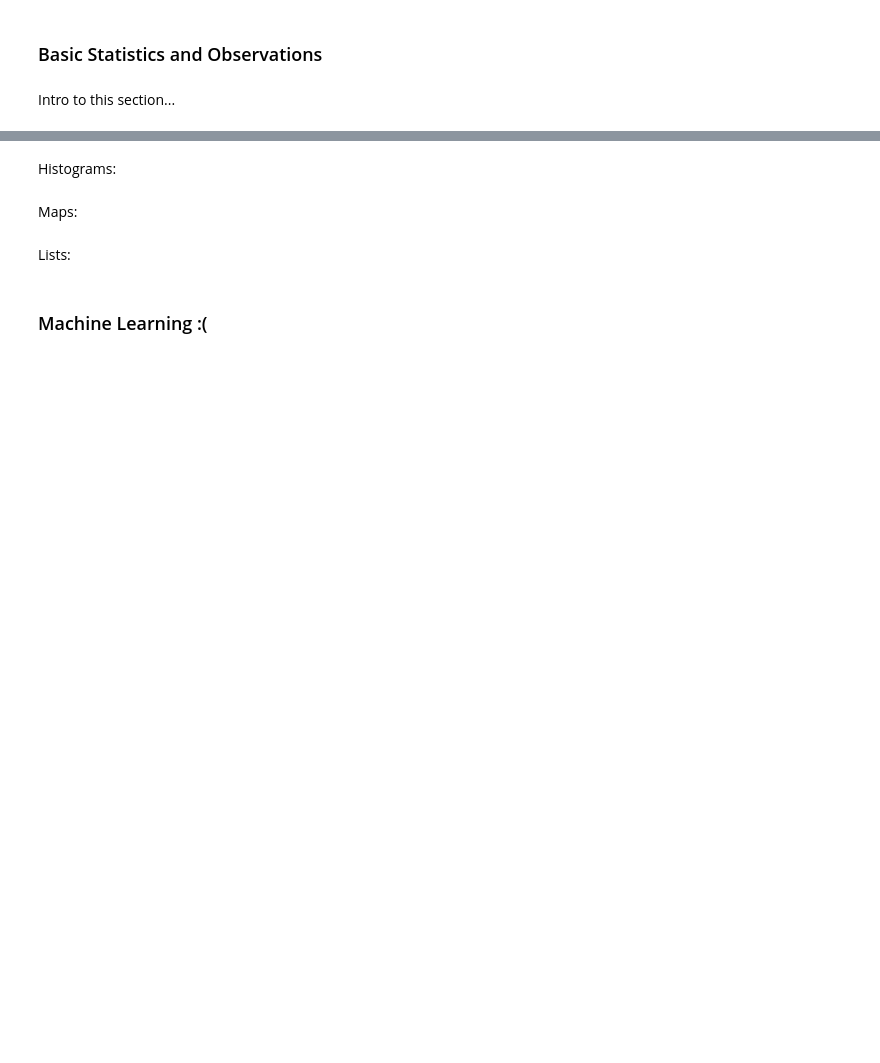
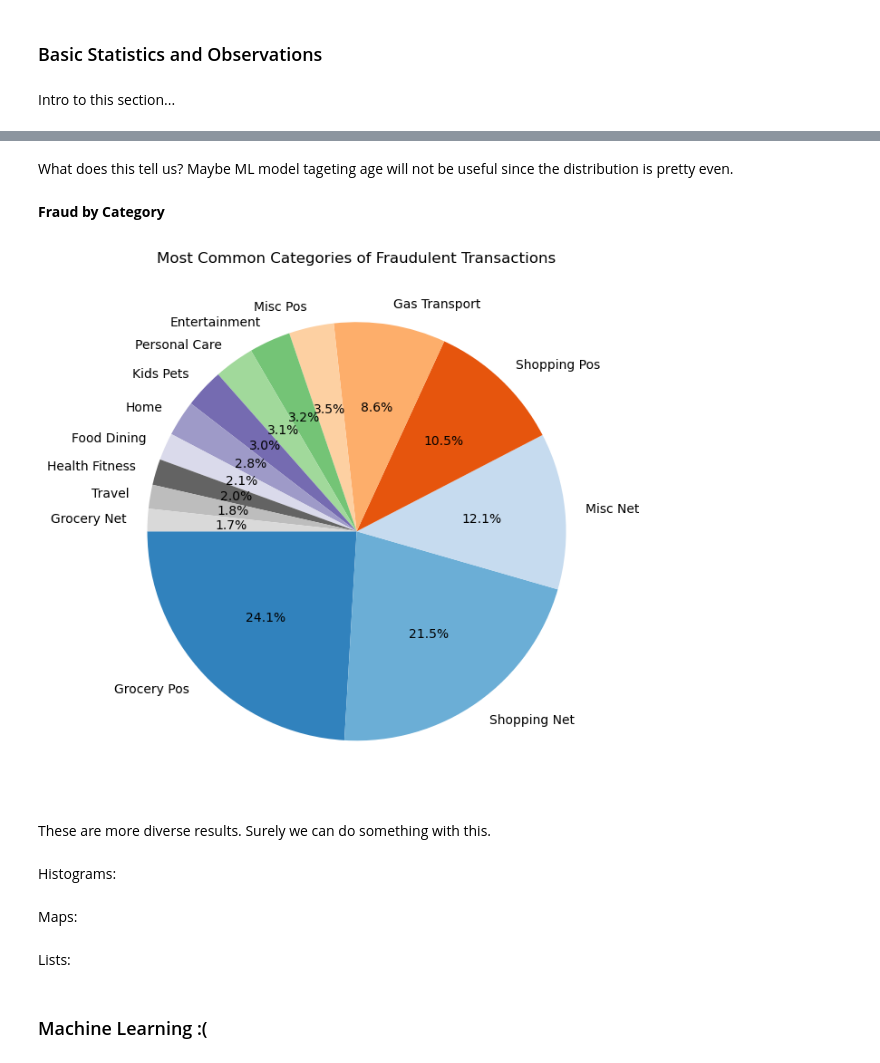
Before and after one commit to maddiegross7/325-Final-Project, a Jupyter notebook: Final_Project_RegularlyScheduledProgramming.ipynb, the cells around one changed output, grey strips where cells are left out. Drawn from its saved outputs; the diff is of its cells as text; code cells hidden in the pictures; blank space fills up the shorter version.

```diff
--- a/Final_Project_RegularlyScheduledProgramming.ipynb
+++ b/Final_Project_RegularlyScheduledProgramming.ipynb
@@ -58,3 +65,28 @@ if show_metadata:
+# %%
+# Lookup total number of transactions in entire dataset
+total_transactions = len(df)
+
+# Separate DataFrame for just the fraudulent transactions
+df_fraud = df[df['is_fraud'] == 1]
+fraud_count = len(df_fraud)
+
+# Dictionary to replace snake_case labels with regular text
+label_map = {
+    'grocery_pos':    'Grocery Pos',
+    'gas_transport':  'Gas Transport',
+    'shopping_net':   'Shopping Net',
+    'shopping_pos':   'Shopping Pos',
+    'home':           'Home',
+    'kids_pets':      'Kids Pets',
+    'personal_care':  'Personal Care',
+    'entertainment':  'Entertainment',
+    'health_fitness': 'Health Fitness',
+    'food_dining':    'Food Dining',
+    'misc_pos':       'Misc Pos',
+    'misc_net':       'Misc Net',
+    'grocery_net':    'Grocery Net',
+    'travel':         'Travel'
+}
 # %% [markdown]
 ### Basic Statistics and Observations
 # %% [markdown]
@@ -66,3 +145,22 @@ Pie charts:
+# %% [markdown]
+What does this tell us? Maybe ML model tageting age will not be useful since the distribution is pretty even.
+# %% [markdown]
+**Fraud by Category**
+# %%
+category_counts = df_fraud['category'].value_counts(normalize=True) * 100
+
+# Apply mapping to rename labels
+category_counts = category_counts.rename(index=label_map)
+
+plt.figure(figsize=(10, 7.5))
+category_counts.plot(kind='pie', autopct='%1.1f%%', startangle=180, colormap='tab20c')
+plt.ylabel('')  # Hide y-axis label
+plt.title('Most Common Categories of Fraudulent Transactions')
+plt.show()
+# %% [output]
+[figure, added]
+# %% [markdown]
+These are more diverse results. Surely we can do something with this.
 # %% [markdown]
 Histograms:
 # %%
```
Also changed, not shown: parts of 10 cells of this notebook.
